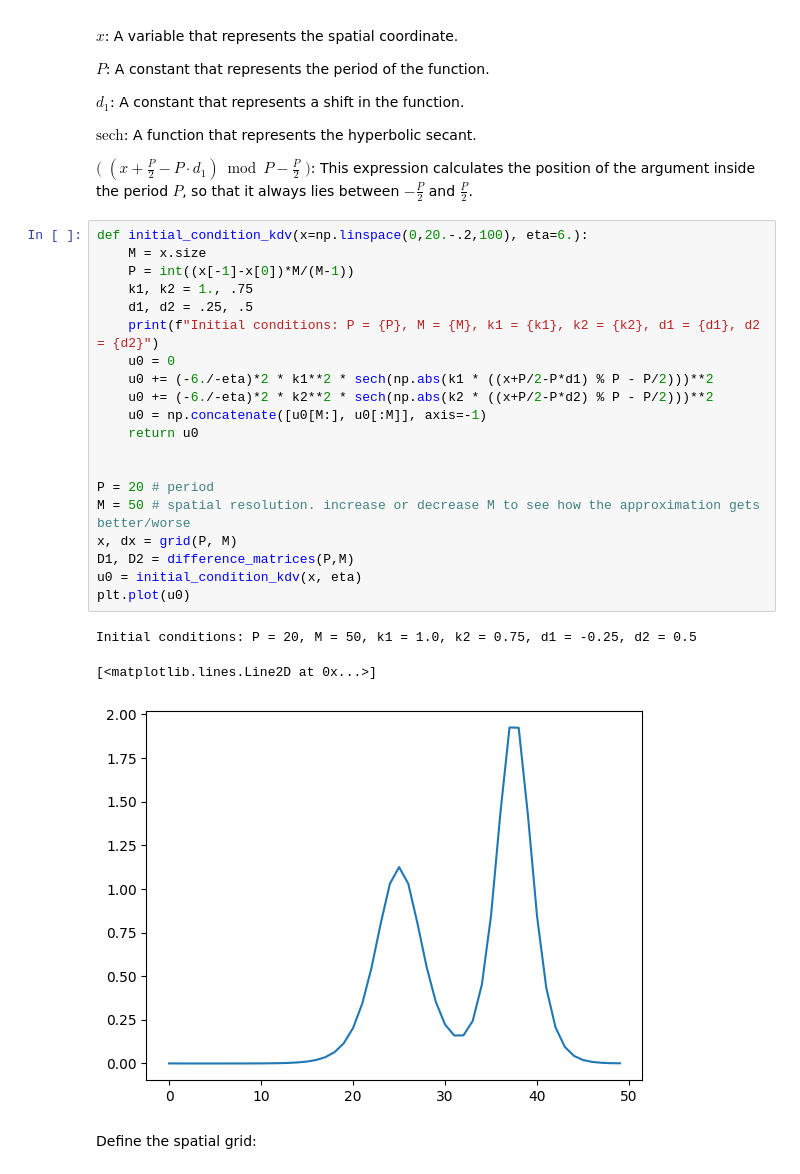
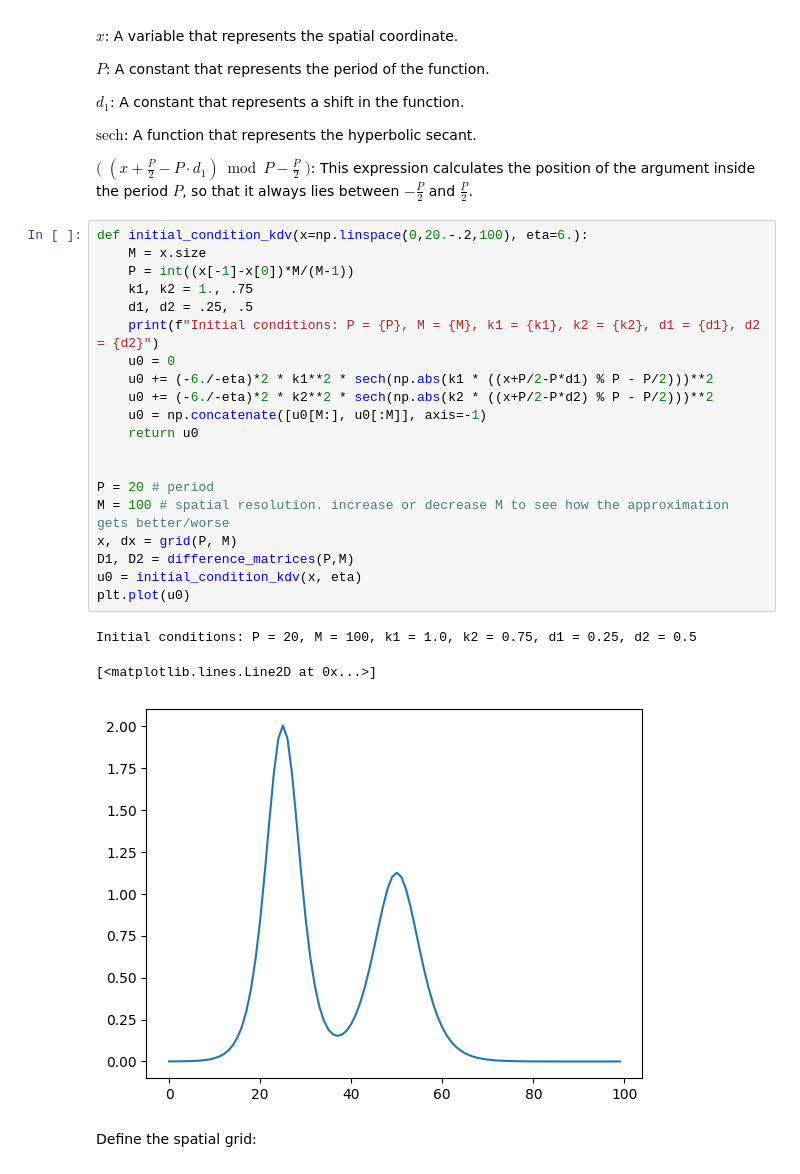
Before and after one commit to Kohmann/master-GAN, a Jupyter notebook: waveEquations/kdv_solution_edited.ipynb, the cells around one changed output. Drawn from its saved outputs; the diff is of its cells as text.

```diff
--- a/waveEquations/kdv_solution_edited.ipynb
+++ b/waveEquations/kdv_solution_edited.ipynb
@@ -525,27 +525,27 @@ $($ $(x + \frac{P}{2} - P \cdot d_1) \bmod P - \frac{P}{2}$ $)$: This expression
 # %%
 def initial_condition_kdv(x=np.linspace(0,20.-.2,100), eta=6.):
     M = x.size
     P = int((x[-1]-x[0])*M/(M-1))
     k1, k2 = 1., .75
     d1, d2 = .25, .5
     print(f"Initial conditions: P = {P}, M = {M}, k1 = {k1}, k2 = {k2}, d1 = {d1}, d2 = {d2}")
     u0 = 0
     u0 += (-6./-eta)*2 * k1**2 * sech(np.abs(k1 * ((x+P/2-P*d1) % P - P/2)))**2
     u0 += (-6./-eta)*2 * k2**2 * sech(np.abs(k2 * ((x+P/2-P*d2) % P - P/2)))**2
     u0 = np.concatenate([u0[M:], u0[:M]], axis=-1)
     return u0
 
 
 P = 20 # period
-M = 50 # spatial resolution. increase or decrease M to see how the approximation gets better/worse
+M = 100 # spatial resolution. increase or decrease M to see how the approximation gets better/worse
 x, dx = grid(P, M)
 D1, D2 = difference_matrices(P,M)
 u0 = initial_condition_kdv(x, eta)
 plt.plot(u0)
 # %% [output]
-Initial conditions: P = 20, M = 50, k1 = 1.0, k2 = 0.75, d1 = -0.25, d2 = 0.5
+Initial conditions: P = 20, M = 100, k1 = 1.0, k2 = 0.75, d1 = 0.25, d2 = 0.5
 [<matplotlib.lines.Line2D at 0x...>]
-[figure, old version]
+[figure, new version]
 # %% [markdown]
 Define the spatial grid:
 # %%
```
Also changed, not shown: parts of 5 cells of this notebook, 5 other files.
